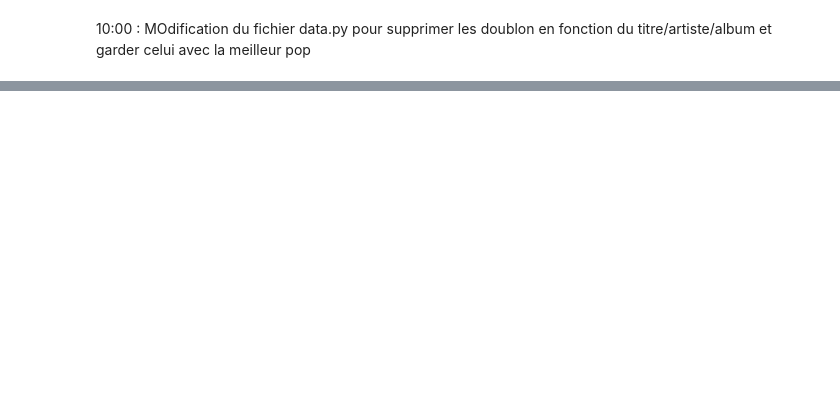
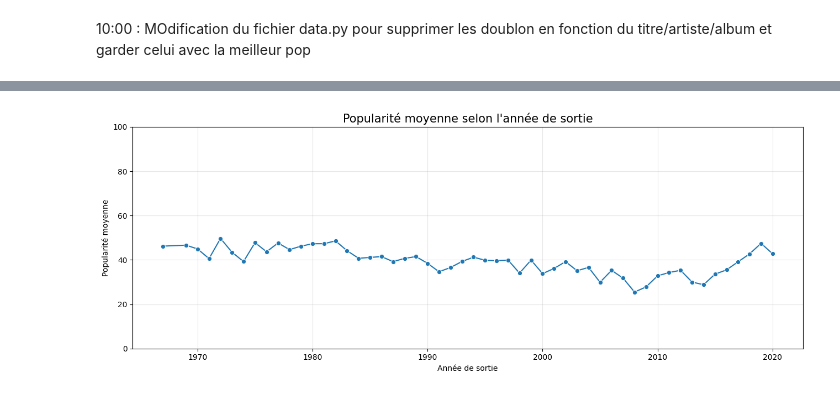
Before and after one commit to Mercure95/Projet-Machine-Learning-n-2---Spotify, a Jupyter notebook: notebooks/01_exploration.ipynb, the cells around one changed output, grey strips where cells are left out. Saved outputs shown, nothing was run; the diff lists cells and outputs as text; code cells hidden in the pictures; blank space fills up the shorter version.

```diff
--- a/notebooks/01_exploration.ipynb
+++ b/notebooks/01_exploration.ipynb
@@ -296,0 +380,33 @@ display(morceaux[colonnes].T)
+# %%
+# =========================================================
+# 5.4 Popularité selon l'année de sortie
+# =========================================================
+
+popularite_annee = df_clean.groupby("release_year").agg(
+    popularite_moyenne=("track_popularity", "mean"),
+    nombre_morceaux=("track_id", "size")
+)
+
+# Conserver les années avec au moins 30 morceaux
+popularite_annee = popularite_annee[
+    popularite_annee["nombre_morceaux"] >= 30
+]
+
+plt.figure(figsize=(13, 5))
+
+sns.lineplot(
+    data=popularite_annee,
+    x=popularite_annee.index,
+    y="popularite_moyenne",
+    marker="o"
+)
+
+plt.title("Popularité moyenne selon l'année de sortie", fontsize=15)
+plt.xlabel("Année de sortie")
+plt.ylabel("Popularité moyenne")
+plt.ylim(0, 100)
+plt.grid(alpha=0.3)
+plt.tight_layout()
+plt.show()
+# %% [output]
+[figure, added]
```
Also changed, not shown: parts of 18 cells of this notebook, 1 other file.
